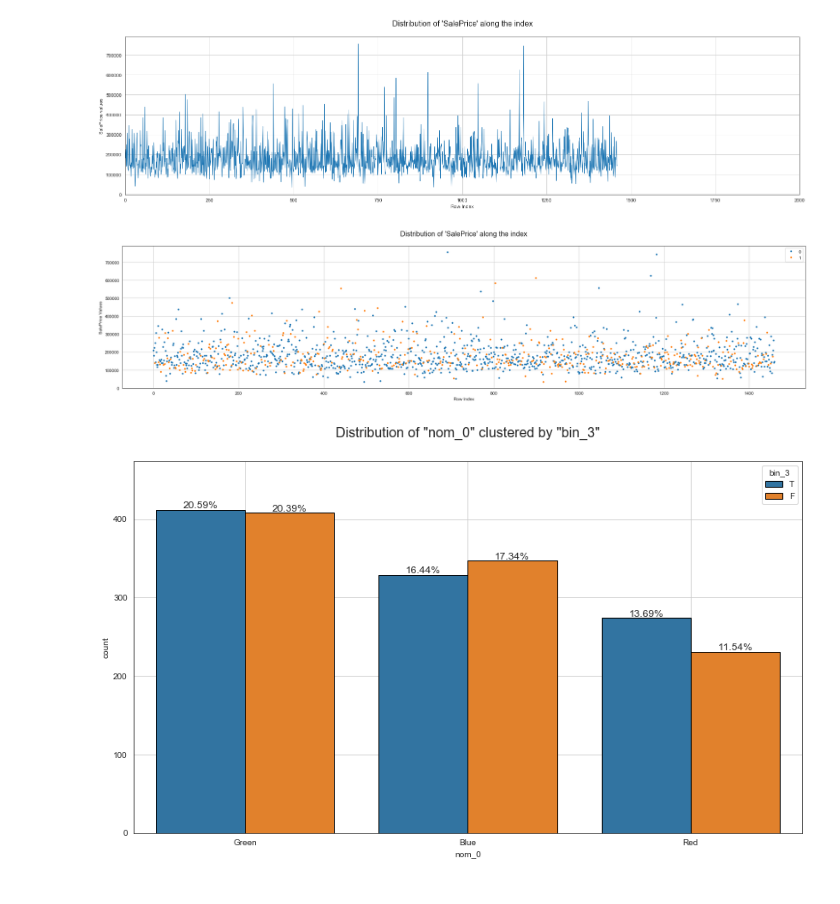
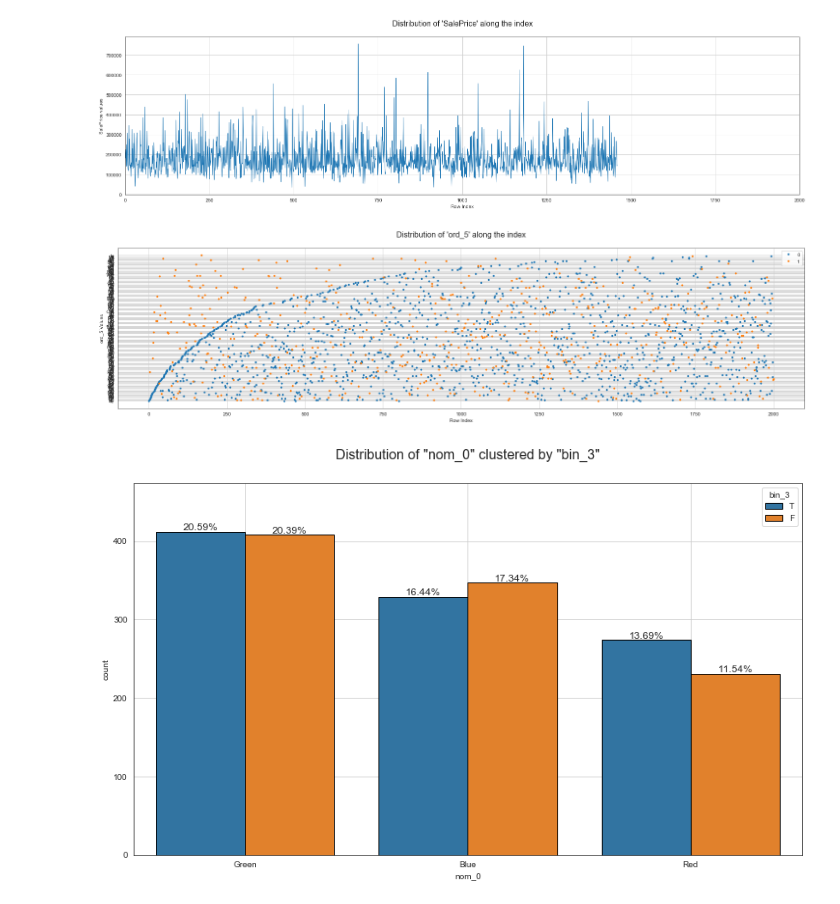
Before and after one commit to MosaabMuhammed/Visualizer, a Jupyter notebook: testing/Docs.ipynb, the cells around one changed output. Saved outputs shown, nothing was run; the diff lists cells and outputs as text; code cells hidden in the pictures.

Commit message:
Visualizer 0.0.7 update

```diff
--- a/testing/Docs.ipynb
+++ b/testing/Docs.ipynb
@@ -267,11 +273,11 @@ Visualizer.create_line_with_index(df=df,
 # %%
 # 8. Point line along the index.
 Visualizer.create_point_with_index(df=df,
-                                   num_col='SalePrice',
+                                   num_col='ord_5',
                                    target_col='target',
                                    figsize=(25, 6))
 # %% [output]
-[figure, old version]
+[figure, new version]
 # %%
 # 9. Clustered Bar Chart.
 # This plot is very helpful to see how 2 categorical features are correlated together.
```
Also changed, not shown: parts of 3 cells of this notebook, 36 other files.
